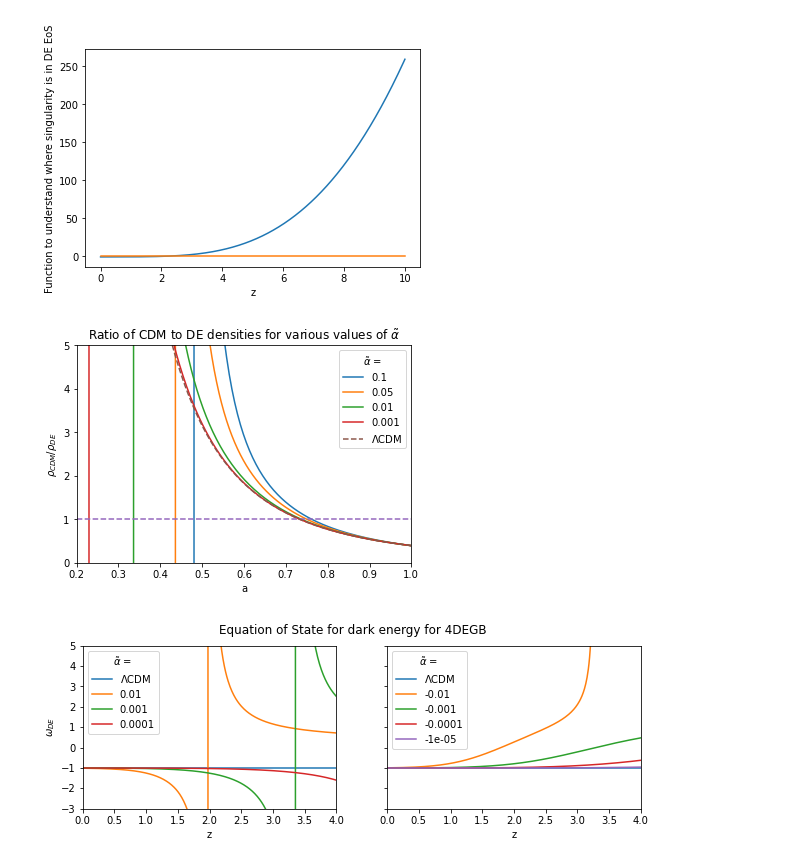
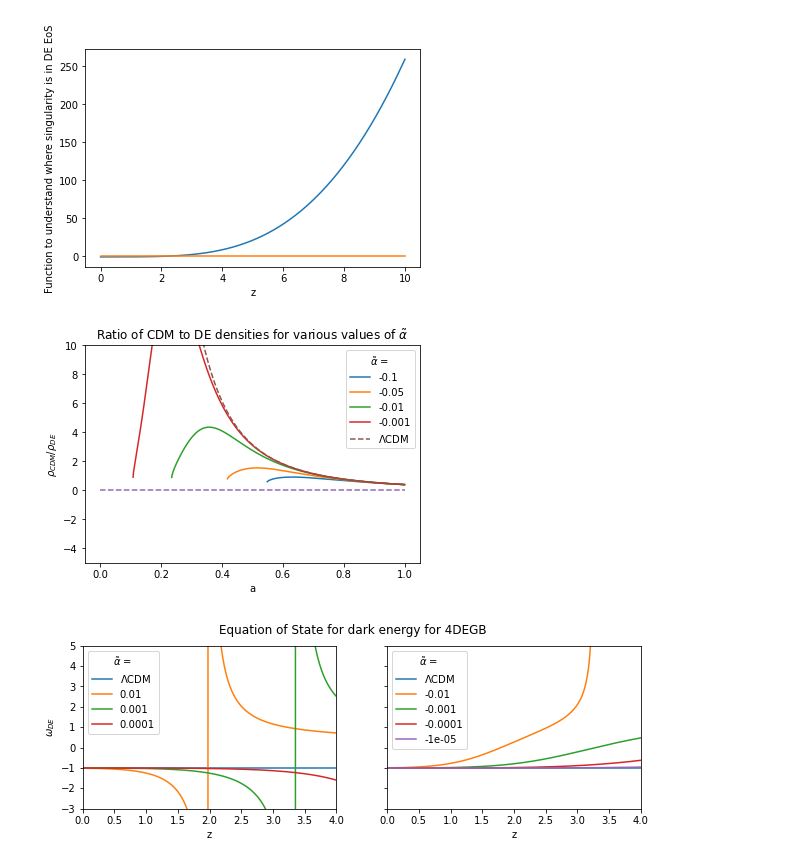
Before and after one commit to CarolaZano/4DEGB-tests, a Jupyter notebook: 4DEGB_tests_WandM_corrected_eq.ipynb, the cells around one changed output. Cells and saved outputs as stored; diff of their text form; code cells hidden in the pictures.

Commit message:
analysing the plots. We believe these must be the correct ones

```diff
--- a/4DEGB_tests_WandM_corrected_eq.ipynb
+++ b/4DEGB_tests_WandM_corrected_eq.ipynb
@@ -143,32 +153,32 @@ plt.show()
 # %%
 """ Plot FIG 1 Wang and Mota"""
 
-alpha_tilde = 1e-1
+alpha_tilde = -1e-1
 plt.plot(a, rho_cdm_frac_rho_de((1/a) - 1, cosmo , alpha_tilde), label = alpha_tilde)
 
-alpha_tilde = 5e-2
+alpha_tilde = -5e-2
 plt.plot(a, rho_cdm_frac_rho_de((1/a) - 1, cosmo , alpha_tilde), label = alpha_tilde)
 
-alpha_tilde = 1e-2
+alpha_tilde = -1e-2
 plt.plot(a, rho_cdm_frac_rho_de((1/a) - 1, cosmo , alpha_tilde), label = alpha_tilde)
 
-alpha_tilde = 1e-3
+alpha_tilde = -1e-3
 plt.plot(a, rho_cdm_frac_rho_de((1/a) - 1, cosmo , alpha_tilde), label = alpha_tilde)
 
-plt.plot(np.linspace(0.0,1,int(1e2)), np.ones(int(1e2)), "--")
+plt.plot(np.linspace(0.0,1,int(1e2)), np.zeros(int(1e2)), "--")
 
 plt.plot(a, rho_cdm_frac_rho_de((1/a) - 1, cosmo , 0), "--", label = "$\Lambda$CDM")
 
-plt.xlim(0.2,1)
-plt.ylim(0,5)
+#plt.xlim(0.2,1)
+plt.ylim(-5,10)
 plt.xlabel("a")
 plt.ylabel(r"$ \rho_{CDM} / \rho_{DE} $")
 plt.legend(title = r"$ \~\alpha $ = ")
 plt.title(r"Ratio of CDM to DE densities for various values of $\~\alpha$")
 #plt.savefig('Fig1_WandM_modified.pdf')
 plt.show()
 # %% [output]
-[figure, old version]
+[figure, new version]
 # %%
 """ Plot FIG 2 Wang and Mota"""
 
```
Also changed, not shown: parts of 2 cells of this notebook.
